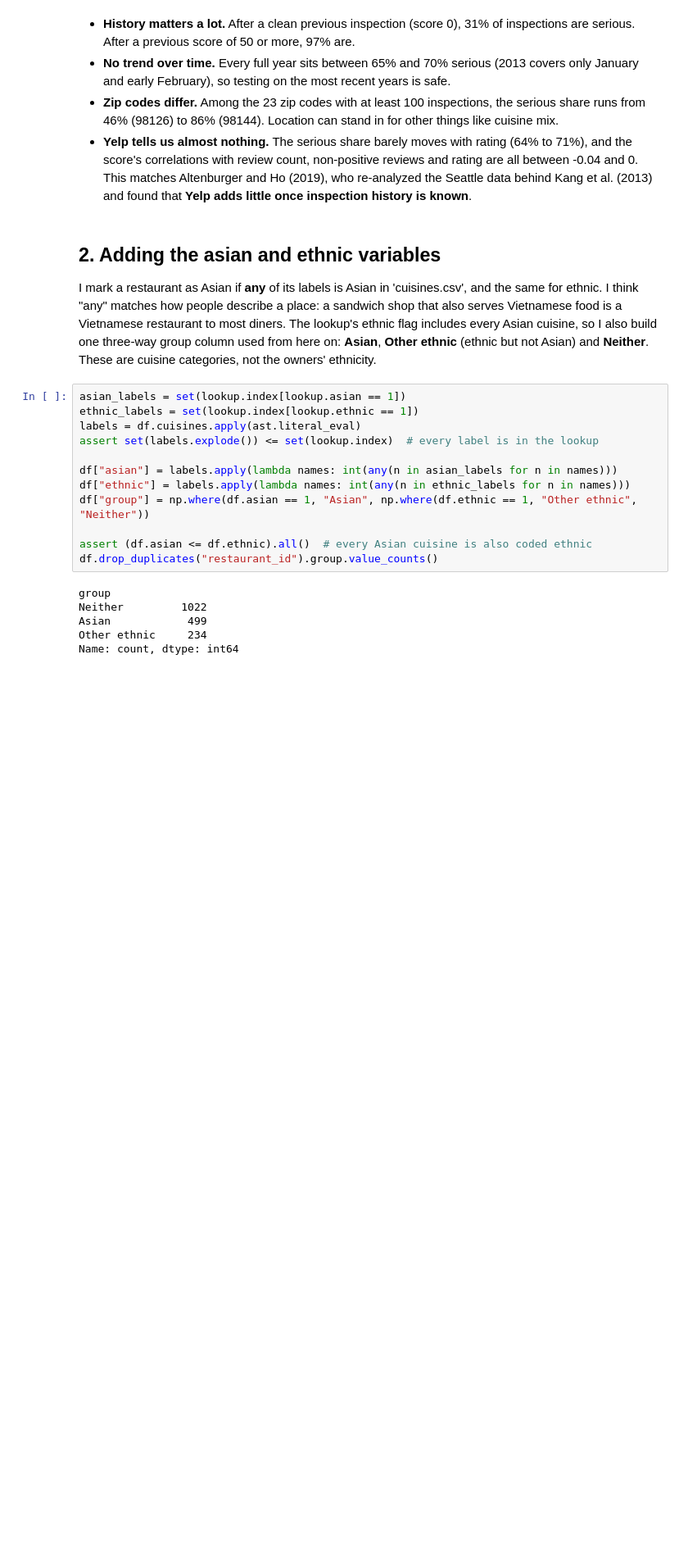
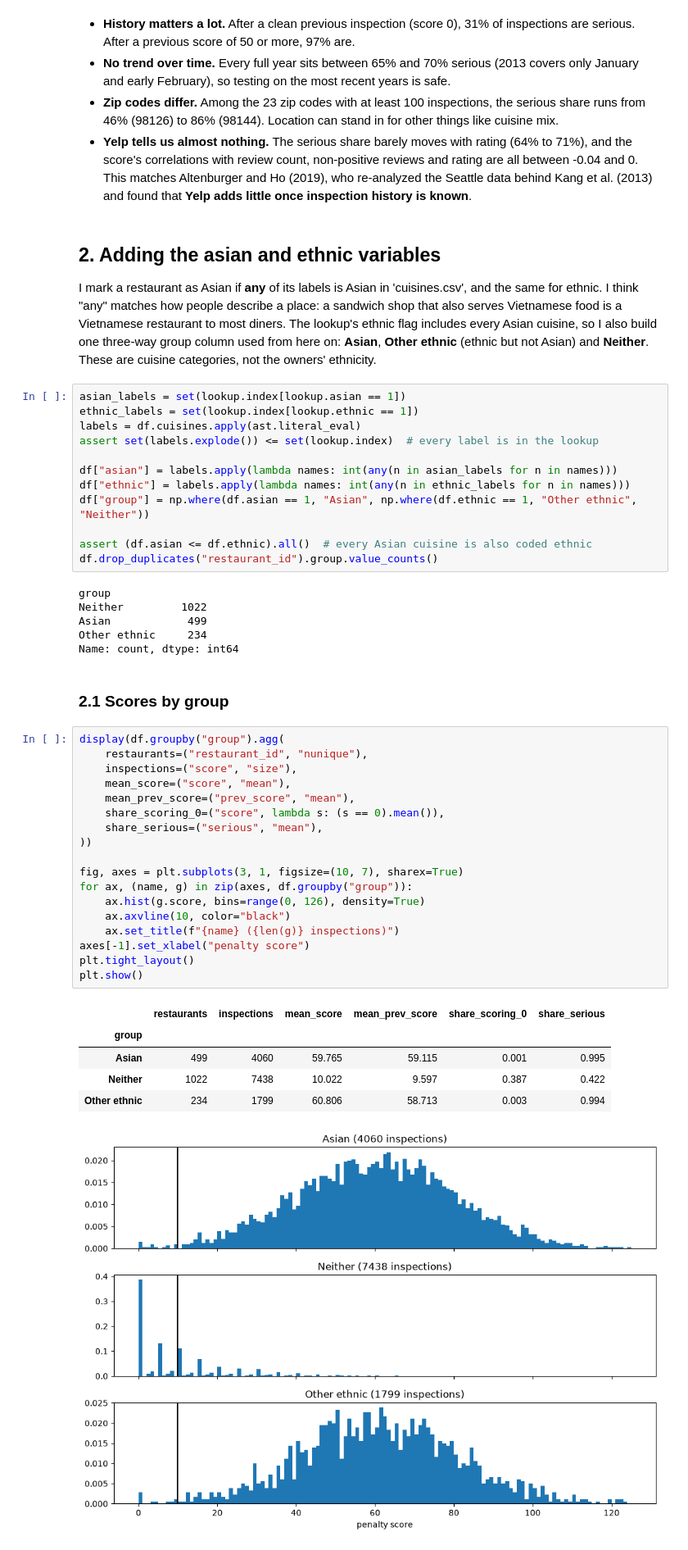
Before and after one commit to TanayPratapSingh/seattle-food-safety, a Jupyter notebook: tanay_singh_reglab_takehome.ipynb, the cells around one changed output. Shown at 82% size. Cells and saved outputs as stored; diff of their text form; blank space fills up the shorter version.

Commit message:
Compare score distributions across the three groups

```diff
--- a/tanay_singh_reglab_takehome.ipynb
+++ b/tanay_singh_reglab_takehome.ipynb
@@ -223,3 +223,30 @@ Neither         1022
 Asian            499
 Other ethnic     234
 Name: count, dtype: int64
+# %% [markdown]
+### 2.1 Scores by group
+# %%
+display(df.groupby("group").agg(
+    restaurants=("restaurant_id", "nunique"),
+    inspections=("score", "size"),
+    mean_score=("score", "mean"),
+    mean_prev_score=("prev_score", "mean"),
+    share_scoring_0=("score", lambda s: (s == 0).mean()),
+    share_serious=("serious", "mean"),
+))
+
+fig, axes = plt.subplots(3, 1, figsize=(10, 7), sharex=True)
+for ax, (name, g) in zip(axes, df.groupby("group")):
+    ax.hist(g.score, bins=range(0, 126), density=True)
+    ax.axvline(10, color="black")
+    ax.set_title(f"{name} ({len(g)} inspections)")
+axes[-1].set_xlabel("penalty score")
+plt.tight_layout()
+plt.show()
+# %% [output]
+|  | restaurants | inspections | mean_score | mean_prev_score | share_scoring_0 | share_serious |
+| group |  |  |  |  |  |  |
+| Asian | 499 | 4060 | 59.765 | 59.115 | 0.001 | 0.995 |
+| Neither | 1022 | 7438 | 10.022 | 9.597 | 0.387 | 0.422 |
+| Other ethnic | 234 | 1799 | 60.806 | 58.713 | 0.003 | 0.994 |
+[figure, added]
```
Also changed, not shown: parts of 1 cell of this notebook.
